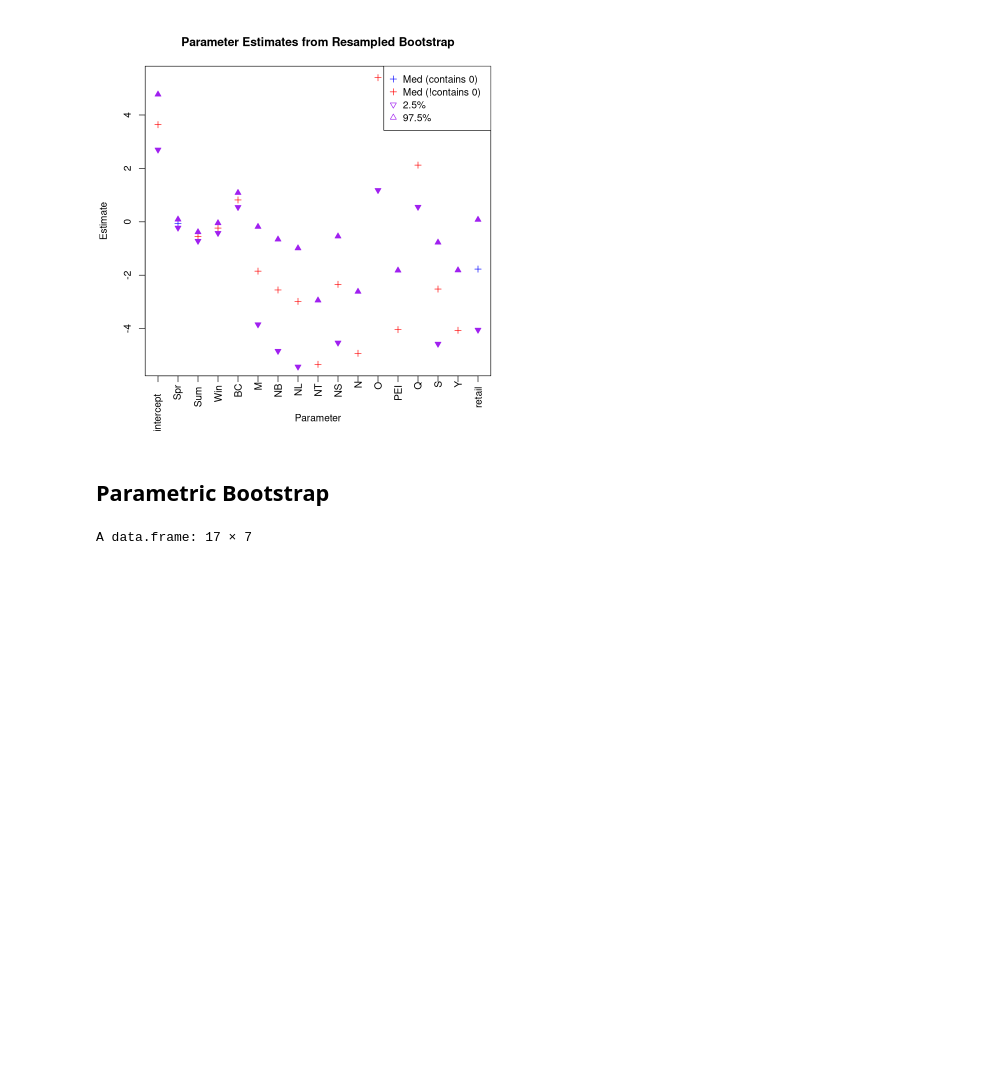
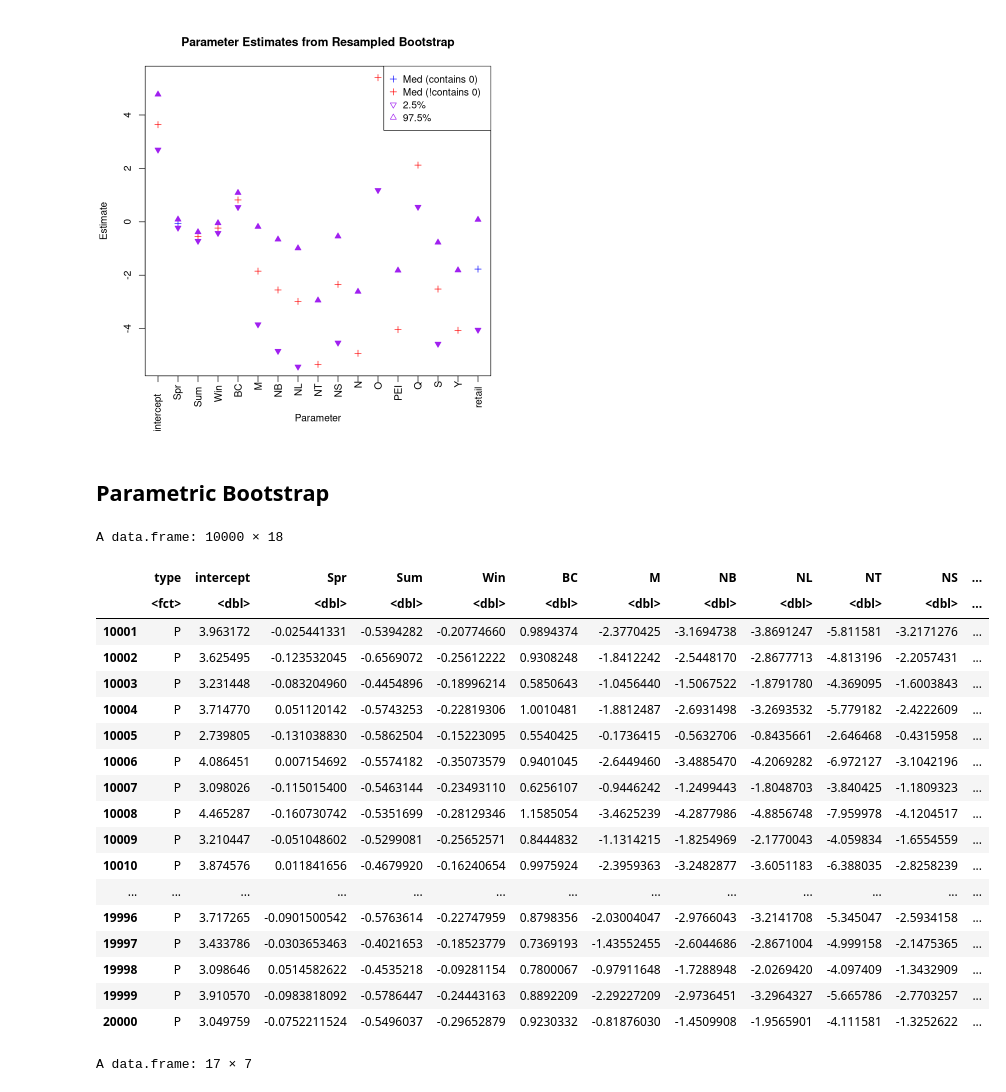
Before and after one commit to LeoKraushaar/protests, a Jupyter notebook: code/R/bootstrap_results.ipynb, the cells around one changed output. Drawn from its saved outputs; the diff is of its cells as text; code cells hidden in the pictures; blank space fills up the shorter version.

```diff
--- a/code/R/bootstrap_results.ipynb
+++ b/code/R/bootstrap_results.ipynb
@@ -142,6 +145,27 @@ legend("topright", legend = c("Med (contains 0)", "Med (!contains 0)", "2.5%", "
 ## Parametric Bootstrap
 # %%
 P_data <- split_data$P
+P_data
+# %% [output]
+A data.frame: 10000 × 18
+|  | type | intercept | Spr | Sum | Win | BC | M | NB | NL | NT | NS | ... |
+|  | <fct> | <dbl> | <dbl> | <dbl> | <dbl> | <dbl> | <dbl> | <dbl> | <dbl> | <dbl> | <dbl> | ... |
+| 10001 | P | 3.963172 | -0.025441331 | -0.5394282 | -0.20774660 | 0.9894374 | -2.3770425 | -3.1694738 | -3.8691247 | -5.811581 | -3.2171276 | ... |
+| 10002 | P | 3.625495 | -0.123532045 | -0.6569072 | -0.25612222 | 0.9308248 | -1.8412242 | -2.5448170 | -2.8677713 | -4.813196 | -2.2057431 | ... |
+| 10003 | P | 3.231448 | -0.083204960 | -0.4454896 | -0.18996214 | 0.5850643 | -1.0456440 | -1.5067522 | -1.8791780 | -4.369095 | -1.6003843 | ... |
+| 10004 | P | 3.714770 | 0.051120142 | -0.5743253 | -0.22819306 | 1.0010481 | -1.8812487 | -2.6931498 | -3.2693532 | -5.779182 | -2.4222609 | ... |
+| 10005 | P | 2.739805 | -0.131038830 | -0.5862504 | -0.15223095 | 0.5540425 | -0.1736415 | -0.5632706 | -0.8435661 | -2.646468 | -0.4315958 | ... |
+| 10006 | P | 4.086451 | 0.007154692 | -0.5574182 | -0.35073579 | 0.9401045 | -2.6449460 | -3.4885470 | -4.2069282 | -6.972127 | -3.1042196 | ... |
+| 10007 | P | 3.098026 | -0.115015400 | -0.5463144 | -0.23493110 | 0.6256107 | -0.9446242 | -1.2499443 | -1.8048703 | -3.840425 | -1.1809323 | ... |
+| 10008 | P | 4.465287 | -0.160730742 | -0.5351699 | -0.28129346 | 1.1585054 | -3.4625239 | -4.2877986 | -4.8856748 | -7.959978 | -4.1204517 | ... |
+| 10009 | P | 3.210447 | -0.051048602 | -0.5299081 | -0.25652571 | 0.8444832 | -1.1314215 | -1.8254969 | -2.1770043 | -4.059834 | -1.6554559 | ... |
+| 10010 | P | 3.874576 | 0.011841656 | -0.4679920 | -0.16240654 | 0.9975924 | -2.3959363 | -3.2482877 | -3.6051183 | -6.388035 | -2.8258239 | ... |
+| ... | ... | ... | ... | ... | ... | ... | ... | ... | ... | ... | ... | ... |
+| 19996 | P | 3.717265 | -0.0901500542 | -0.5763614 | -0.22747959 | 0.8798356 | -2.03004047 | -2.9766043 | -3.2141708 | -5.345047 | -2.5934158 | ... |
+| 19997 | P | 3.433786 | -0.0303653463 | -0.4021653 | -0.18523779 | 0.7369193 | -1.43552455 | -2.6044686 | -2.8671004 | -4.999158 | -2.1475365 | ... |
+| 19998 | P | 3.098646 | 0.0514582622 | -0.4535218 | -0.09281154 | 0.7800067 | -0.97911648 | -1.7288948 | -2.0269420 | -4.097409 | -1.3432909 | ... |
+| 19999 | P | 3.910570 | -0.0983818092 | -0.5786447 | -0.24443163 | 0.8892209 | -2.29227209 | -2.9736451 | -3.2964327 | -5.665786 | -2.7703257 | ... |
+| 20000 | P | 3.049759 | -0.0752211524 | -0.5496037 | -0.29652879 | 0.9230332 | -0.81876030 | -1.4509908 | -1.9565901 | -4.111581 | -1.3252622 | ... |
 # %%
 alpha = 0.05
 
```
Also changed, not shown: parts of 5 cells of this notebook, 7 other files.
